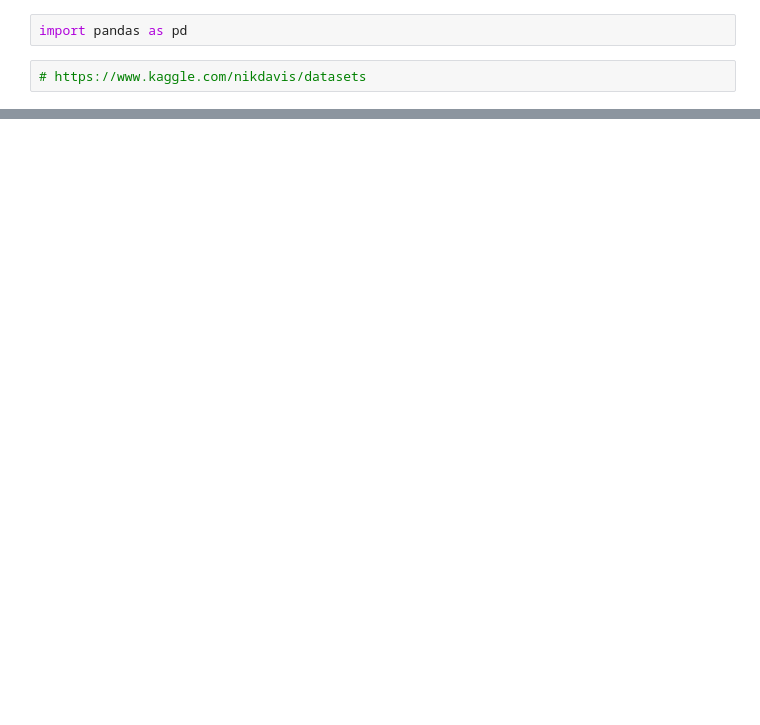
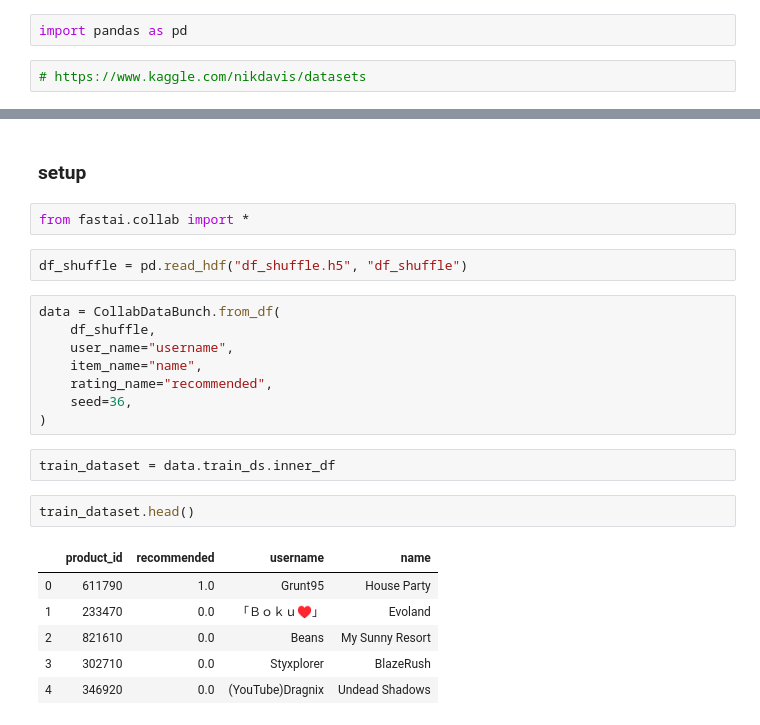
Before and after one commit to gsajko/steam-reviews, a Jupyter notebook: games.ipynb, the cells around one changed output, grey strips where cells are left out. Drawn from its saved outputs; the diff is of its cells as text; blank space fills up the shorter version.

```diff
--- a/games.ipynb
+++ b/games.ipynb
@@ -27,0 +7,25 @@ reviews.head()
+# %% [markdown]
+### setup
+# %%
+from fastai.collab import *
+# %%
+df_shuffle = pd.read_hdf("df_shuffle.h5", "df_shuffle")
+# %%
+data = CollabDataBunch.from_df(
+    df_shuffle,
+    user_name="username",
+    item_name="name",
+    rating_name="recommended",
+    seed=36,
+)
+# %%
+train_dataset = data.train_ds.inner_df
+# %%
+train_dataset.head()
+# %% [output]
+|  | product_id | recommended | username | name |
+| 0 | 611790 | 1.0 | Grunt95 | House Party |
+| 1 | 233470 | 0.0 | 「Ｂｏｋｕ♥」 | Evoland |
+| 2 | 821610 | 0.0 | Beans | My Sunny Resort |
+| 3 | 302710 | 0.0 | Styxplorer | BlazeRush |
+| 4 | 346920 | 0.0 | (YouTube)Dragnix | Undead Shadows |
```
Also changed, not shown: parts of 46 cells of this notebook, 1 other file.
